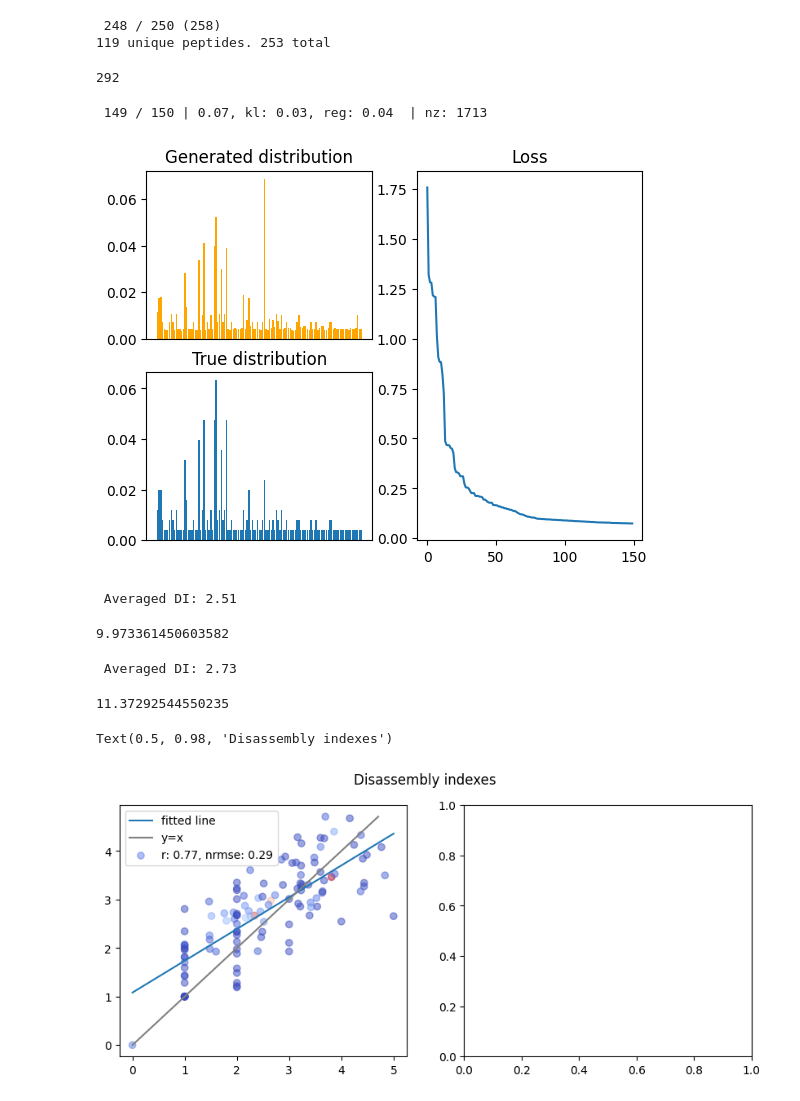
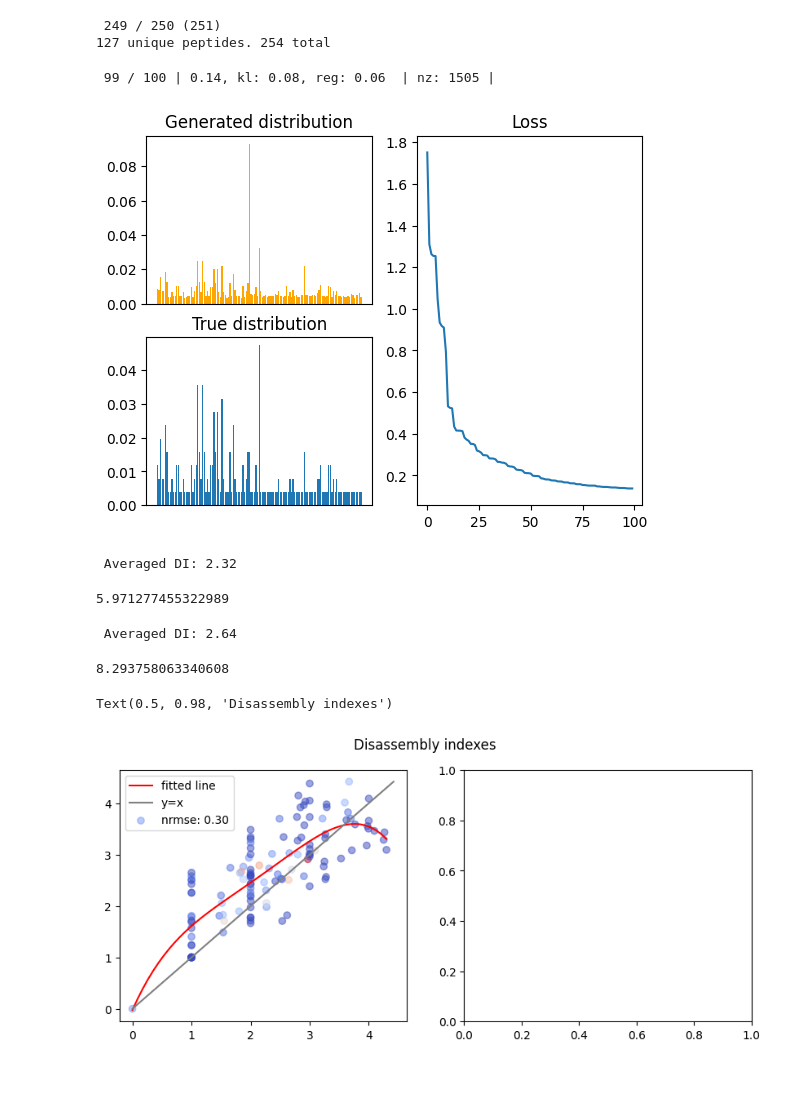
Before and after one commit to ErikHartman/disassembly, a Jupyter notebook: src/weight_estimation_gd.ipynb, the cells around one changed output. Cells and saved outputs as stored; diff of their text form; code cells hidden in the pictures.

```diff
--- a/src/weight_estimation_gd.ipynb
+++ b/src/weight_estimation_gd.ipynb
@@ -9,7 +9,7 @@ enzymes = enzyme_set(
         enzyme({"K": 0.5, "R": 0.5}, "trypsin"),
         enzyme({"V": 0.5, "I": 0.25, "A": 0.15, "T": 0.1}, "elne"),
     ],
-    [1, 1, 0],  # activities
+    [1, 1, 1],  # activities
     [1, 1, 0],  # abundances
 )
 
@@ -21,41 +21,39 @@ P, sequence_graph = simulate_proteolysis(
     endo_or_exo_probability=[0.9, 0.1],
     enzymes=enzymes,
 )
-len(sequence_graph.edges())
 # %% [output]
- 248 / 250 (258)
-119 unique peptides. 253 total
+ 249 / 250 (251)
+127 unique peptides. 254 total
-292
 # %%
 from disassembly.estimate_weights_gd import WeightEstimatorGD
 
-wegd = WeightEstimatorGD(lr=0.1, n_iterations=150, lam=0.01)
+wegd = WeightEstimatorGD(lr=0.1, n_iterations=100, lam=0.01)
 G = wegd.run(P, verbose=True)
 generated = wegd.generated
 losses = wegd.losses
 weights = wegd.weights
 
 fig, axs = plt.subplot_mosaic(
     [["generated", "loss"], ["true", "loss"]], width_ratios=[2, 2]
 )
 
 
 axs["true"].bar(P.keys(), [v / sum(P.values()) for v in P.values()])
 axs["generated"].bar(
     generated[len(generated.keys()) -1 ].keys(),
     generated[len(generated.keys())-1].values(),
     color="orange",
 )
 axs["loss"].plot(losses)
 axs["true"].set_title("True distribution")
 axs["generated"].set_title(f"Generated distribution")
 axs["loss"].set_title("Loss")
 axs["true"].set_xticks([])
 axs["generated"].set_xticks([])
 plt.show()
 # %% [output]
- 149 / 150 | 0.07, kl: 0.03, reg: 0.04  | nz: 1713
+ 99 / 100 | 0.14, kl: 0.08, reg: 0.06  | nz: 1505 |
-[figure, old version]
+[figure, new version]
 # %%
 from disassembly.disassembly import get_disassembly_indexes_mc
 from disassembly.disassembly import get_disassembly
@@ -63,16 +61,16 @@ from disassembly.disassembly import get_disassembly
 real_disassembly_indexes = get_disassembly_indexes_mc(sequence_graph, N_particles=10000)
 get_disassembly(P, real_disassembly_indexes)
 # %% [output]
- Averaged DI: 2.51
+ Averaged DI: 2.32
-9.973361450603582
+5.971277455322989
 # %%
 from disassembly.disassembly import get_disassembly_indexes_mc
 
 mc_di = get_disassembly_indexes_mc(G, 10000)
 get_disassembly(P, mc_di)
 # %% [output]
- Averaged DI: 2.73
+ Averaged DI: 2.64
-11.37292544550235
+8.293758063340608
 # %%
 from scipy.stats import linregress
 import numpy as np
@@ -80,6 +78,7 @@ import numpy as np
 # fig, axs = plt.subplots(1,3, figsize=(12,4))
 fig, axs = plt.subplots(1, 2, figsize=(10, 4))
 trues = []
+ys_e = []
 ys_mc = []
 c = []
 
@@ -91,29 +90,35 @@ def get_nrmse(true, observed):
     nrmse = rmse / np.mean(true)
     return nrmse
 
+
 for key in P.keys():
     if str(np.mean(mc_di[key])) == "nan":
         print(key)
         continue
     trues.append((real_disassembly_indexes[key]))
-
+    # ys_e.append((estimated_disassembly_indexes[key]))
     ys_mc.append(mc_di[key])
     c.append(P[key])
 a = 0
-
+# for xs, ys in [(trues, ys_e), (trues, ys_mc), (ys_e, ys_mc)]:
 for xs, ys in [(trues, ys_mc)]:
-    regress = linregress(xs, ys)
+    regress = np.polyfit(xs, ys, 4)
     nrmse = get_nrmse(xs, ys)
     axs[a].plot(
         np.linspace(0, max(xs)),
-        regress.intercept + np.linspace(0, max(xs)) * regress.slope,
+        regress[0] * np.linspace(0, max(xs))**4 +
+         regress[1] * np.linspace(0, max(xs))**3 +
+          regress[2] * np.linspace(0, max(xs))**2 +
+           regress[3] * np.linspace(0, max(xs)) +
+            regress[4],
         label="fitted line",
+        color="red"
     )
     axs[a].plot(
         np.linspace(0, max(ys)), np.linspace(0, max(ys)), color="gray", label="y=x"
     )
     axs[a].scatter(
-        xs, ys, label=f"r: {regress.rvalue:.2f}, nrmse: {nrmse:.2f}", c=c, cmap="coolwarm", alpha=0.5
+        xs, ys, label=f"nrmse: {nrmse:.2f}", c=c, cmap="coolwarm", alpha=0.5
     )
     axs[a].legend()
     a += 1
@@ -121,7 +126,7 @@ for xs, ys in [(trues, ys_mc)]:
 plt.suptitle("Disassembly indexes")
 # %% [output]
 Text(0.5, 0.98, 'Disassembly indexes')
-[figure, old version]
+[figure, new version]
 # %%
 import networkx as nx
 import pandas as pd
```
Also changed, not shown: parts of 1 cell of this notebook, 4 other files.
